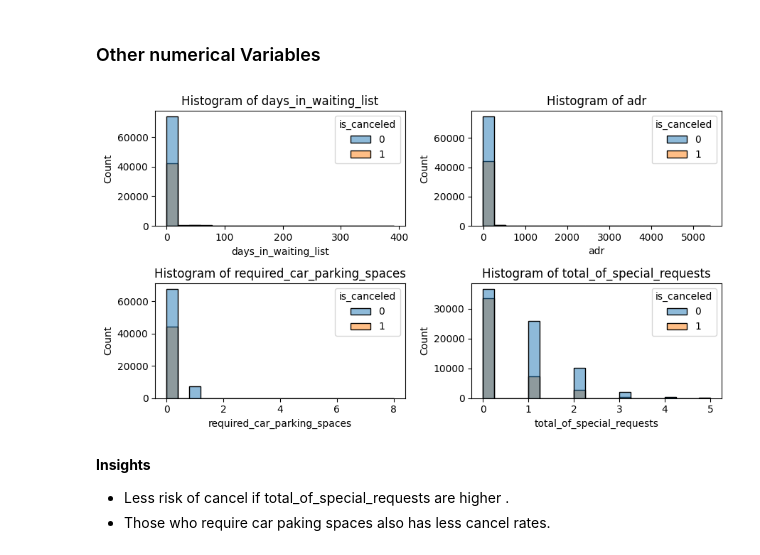
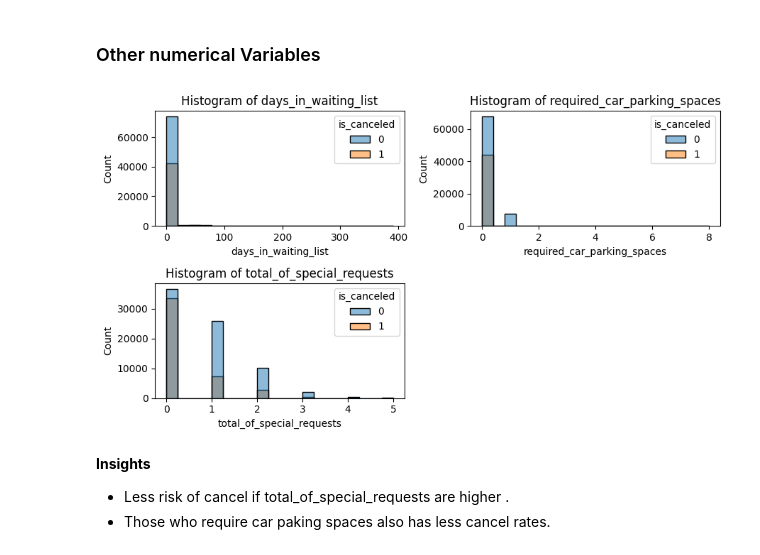
Before and after one commit to DiwasPathak/Hotel-Booking-Cancellation, a Jupyter notebook: notebooks/EDA.ipynb, the cells around one changed output. Cells and saved outputs as stored; diff of their text form; code cells hidden in the pictures.

```diff
--- a/notebooks/EDA.ipynb
+++ b/notebooks/EDA.ipynb
@@ -68,7 +68,7 @@ company     112593
 dtype: int64
 # %%
 # Removing the unnecessary columns
-data= data.drop(columns = ['name','email', 'credit_card', 'company'], axis = 1)
+data= data.drop(columns = ['name','email', 'credit_card', 'company', 'phone-number', 'adr'], axis = 1)
 # %%
 # Checking for duplicated values
 data.duplicated().sum()
@@ -156,7 +161,7 @@ plt.tight_layout()
 [figure]
 # %%
 # Creating new feature total nights stayed
-data['total_stay_nights'] = data['stays_in_weekend_nights'] + data['stays_in_week_nights']
+total_stay_nights = data['stays_in_weekend_nights'] + data['stays_in_week_nights']
 # %%
 # Visualizing total_members
 fig, axes = plt.subplots(nrows=1, ncols=2, figsize=(10, 4))
@@ -209,7 +214,7 @@ plt.tight_layout()
 [figure]
 # %%
 # Creating a new feature total members
-data['total_members'] = data['adults'] + data['children'] + data['babies']
+total_members = data['adults'] + data['children'] + data['babies']
 # %%
 # Visualizing total_members
 fig, axes = plt.subplots(nrows=1, ncols=2, figsize=(10, 4))
@@ -260,6 +265,6 @@ plt.tight_layout()
 # %%
 # Creating a new feature total bookings
-data['total_bookings'] = data['previous_cancellations'] + data['previous_bookings_not_canceled']
+total_bookings = data['previous_cancellations'] + data['previous_bookings_not_canceled']
 # %%
 # Creating plots of total bookings
 fig, axes = plt.subplots(nrows=1, ncols=2, figsize=(10, 4))
@@ -306,17 +311,17 @@ plt.tight_layout()
 ### Other numerical Variables
 # %%
 # Explore numerical features
-cols_to_plot = ['days_in_waiting_list', 'adr', 'required_car_parking_spaces', 'total_of_special_requests']
+cols_to_plot = ['days_in_waiting_list', 'required_car_parking_spaces', 'total_of_special_requests']
 
 plt.figure(figsize=(9, 5))
 for i, feature in enumerate(cols_to_plot):
     plt.subplot(-(-3 // 2), 2, i+1)
     sns.histplot(data = data, x = feature, bins = 20, hue = 'is_canceled')
     plt.title(f'Histogram of {feature}')
 
 plt.tight_layout()
 # %% [output]
-[figure, old version]
+[figure, new version]
 # %% [markdown]
 **Insights**
 - Less risk of cancel if total_of_special_requests are higher .
```
Also changed, not shown: parts of 39 cells of this notebook, 37 other files.
